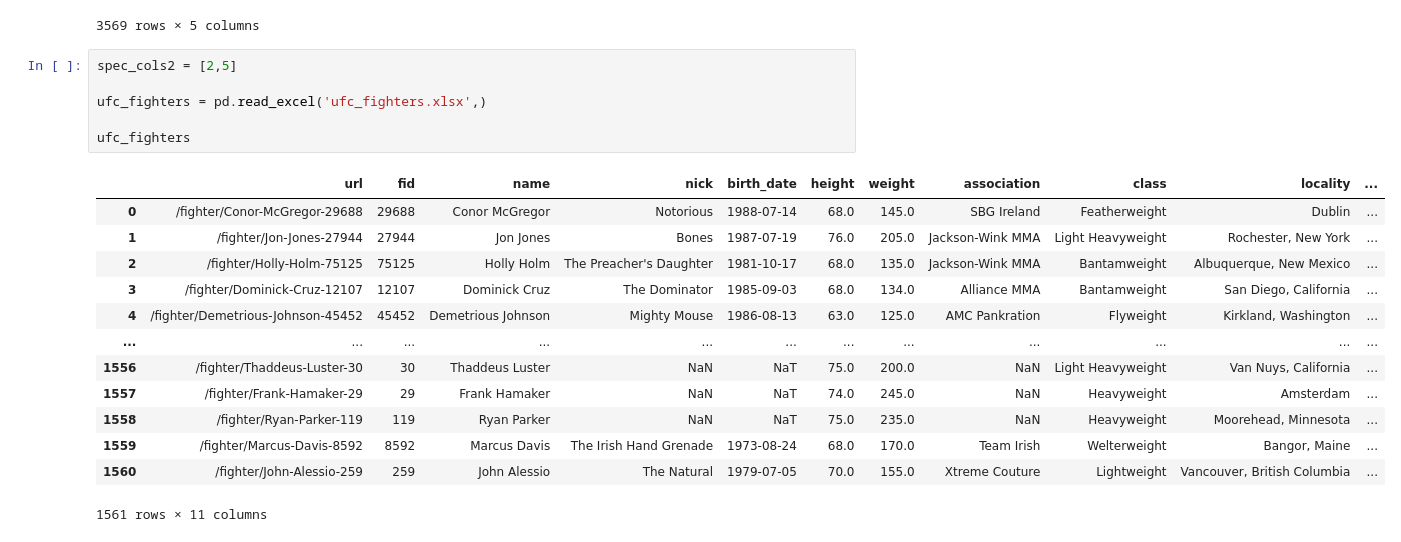
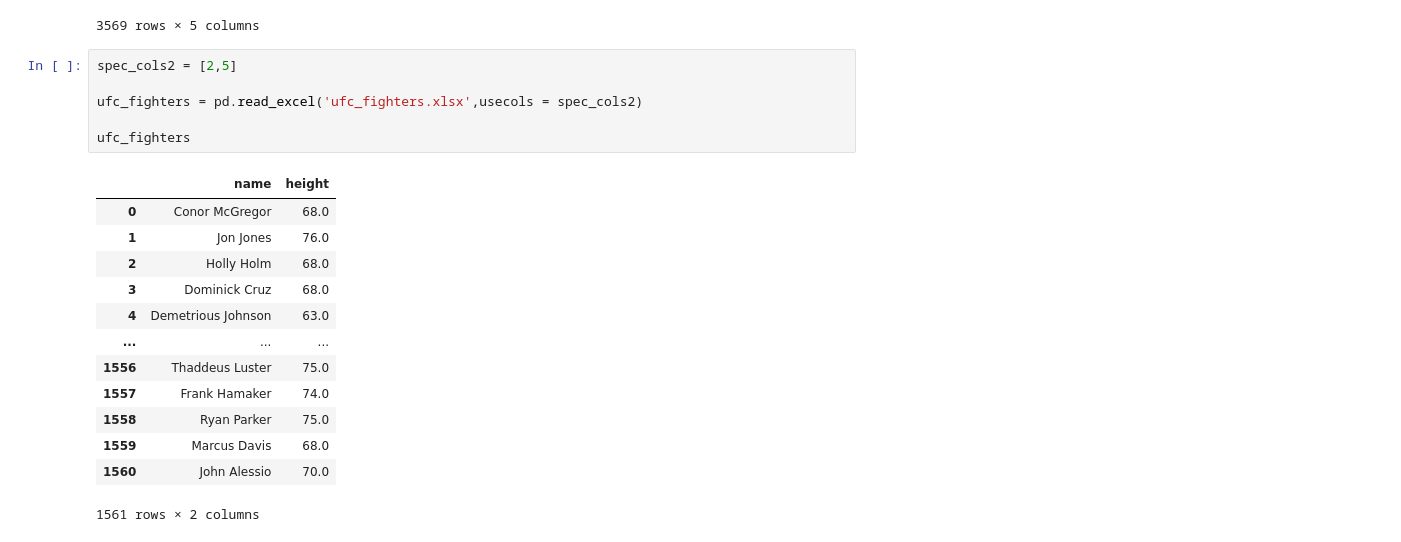
Before and after one commit to T0W3L/UFC_Height, a Jupyter notebook: Project.ipynb, the cells around one changed output. Saved outputs shown, nothing was run; the diff lists cells and outputs as text.

Commit message:
Moving requirments.txt and further narrowing colsumns and such. Delete requirements, narrow columns.

```diff
--- a/Project.ipynb
+++ b/Project.ipynb
@@ -31,23 +31,23 @@ ufc_fights
 # %%
 spec_cols2 = [2,5]
 
-ufc_fighters = pd.read_excel('ufc_fighters.xlsx',)
+ufc_fighters = pd.read_excel('ufc_fighters.xlsx',usecols = spec_cols2)
 
 ufc_fighters
 # %% [output]
-|  | url | fid | name | nick | birth_date | height | weight | association | class | locality | ... |
-| 0 | /fighter/Conor-McGregor-29688 | 29688 | Conor McGregor | Notorious | 1988-07-14 | 68.0 | 145.0 | SBG Ireland | Featherweight | Dublin | ... |
-| 1 | /fighter/Jon-Jones-27944 | 27944 | Jon Jones | Bones | 1987-07-19 | 76.0 | 205.0 | Jackson-Wink MMA | Light Heavyweight | Rochester, New York | ... |
-| 2 | /fighter/Holly-Holm-75125 | 75125 | Holly Holm | The Preacher's Daughter | 1981-10-17 | 68.0 | 135.0 | Jackson-Wink MMA | Bantamweight | Albuquerque, New Mexico | ... |
-| 3 | /fighter/Dominick-Cruz-12107 | 12107 | Dominick Cruz | The Dominator | 1985-09-03 | 68.0 | 134.0 | Alliance MMA | Bantamweight | San Diego, California | ... |
-| 4 | /fighter/Demetrious-Johnson-45452 | 45452 | Demetrious Johnson | Mighty Mouse | 1986-08-13 | 63.0 | 125.0 | AMC Pankration | Flyweight | Kirkland, Washington | ... |
-| ... | ... | ... | ... | ... | ... | ... | ... | ... | ... | ... | ... |
-| 1556 | /fighter/Thaddeus-Luster-30 | 30 | Thaddeus Luster | NaN | NaT | 75.0 | 200.0 | NaN | Light Heavyweight | Van Nuys, California | ... |
-| 1557 | /fighter/Frank-Hamaker-29 | 29 | Frank Hamaker | NaN | NaT | 74.0 | 245.0 | NaN | Heavyweight | Amsterdam | ... |
-| 1558 | /fighter/Ryan-Parker-119 | 119 | Ryan Parker | NaN | NaT | 75.0 | 235.0 | NaN | Heavyweight | Moorehead, Minnesota | ... |
-| 1559 | /fighter/Marcus-Davis-8592 | 8592 | Marcus Davis | The Irish Hand Grenade | 1973-08-24 | 68.0 | 170.0 | Team Irish | Welterweight | Bangor, Maine | ... |
-| 1560 | /fighter/John-Alessio-259 | 259 | John Alessio | The Natural | 1979-07-05 | 70.0 | 155.0 | Xtreme Couture | Lightweight | Vancouver, British Columbia | ... |
+|  | name | height |
+| 0 | Conor McGregor | 68.0 |
+| 1 | Jon Jones | 76.0 |
+| 2 | Holly Holm | 68.0 |
+| 3 | Dominick Cruz | 68.0 |
+| 4 | Demetrious Johnson | 63.0 |
+| ... | ... | ... |
+| 1556 | Thaddeus Luster | 75.0 |
+| 1557 | Frank Hamaker | 74.0 |
+| 1558 | Ryan Parker | 75.0 |
+| 1559 | Marcus Davis | 68.0 |
+| 1560 | John Alessio | 70.0 |
-1561 rows × 11 columns
+1561 rows × 2 columns
 # %% [markdown]
 <a style='text-decoration:none;line-height:16px;display:flex;color:#5B5B62;padding:10px;justify-content:end;' href='https://deepnote.com?utm_source=created-in-deepnote-cell&projectId=657be62d-1fc1-4dd5-8bf1-c3b3098a89d0' target="_blank">
 <img alt='Created in deepnote.com' style='display:inline;max-height:16px;margin:0px;margin-right:7.5px;' src='embedded-picture-1' > </img>
```
Also changed, not shown: 1 other file.
